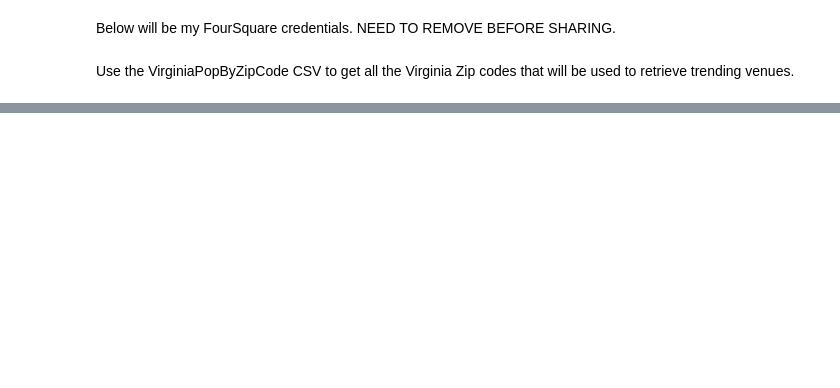
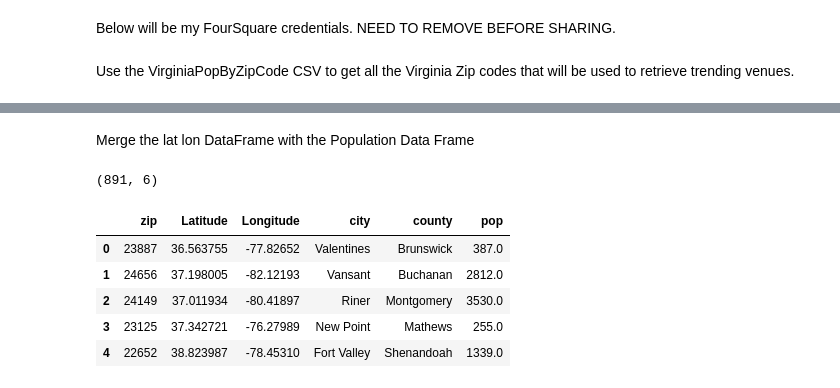
Before and after one commit to hdmcspadden/Virginia_Covid_Trending_Venues, a Jupyter notebook: GetFourSquareTrendingVenuesInVirginiaZips.ipynb, the cells around one changed output, grey strips where cells are left out. Cells and saved outputs as stored; diff of their text form; code cells hidden in the pictures; blank space fills up the shorter version.

```diff
--- a/GetFourSquareTrendingVenuesInVirginiaZips.ipynb
+++ b/GetFourSquareTrendingVenuesInVirginiaZips.ipynb
@@ -65,0 +75,4 @@ Use the VirginiaPopByZipCode CSV to get all the Virginia Zip codes that will be
+# %%
+# need to change data type for later merging
+df_ZipPop['zip'] = df_ZipPop['zip'].astype(str)
+print(df_ZipPop.dtypes)
@@ -65,0 +126,2 @@ Use the VirginiaPopByZipCode CSV to get all the Virginia Zip codes that will be
+# %% [markdown]
+Merge the lat lon DataFrame with the Population Data Frame
@@ -65,0 +130,12 @@ Use the VirginiaPopByZipCode CSV to get all the Virginia Zip codes that will be
+# %%
+df_ZipUnion.dropna(inplace=True)
+print(df_ZipUnion.shape)
+df_ZipUnion.head()
+# %% [output]
+(891, 6)
+|  | zip | Latitude | Longitude | city | county | pop |
+| 0 | 23887 | 36.563755 | -77.82652 | Valentines | Brunswick | 387.0 |
+| 1 | 24656 | 37.198005 | -82.12193 | Vansant | Buchanan | 2812.0 |
+| 2 | 24149 | 37.011934 | -80.41897 | Riner | Montgomery | 3530.0 |
+| 3 | 23125 | 37.342721 | -76.27989 | New Point | Mathews | 255.0 |
+| 4 | 22652 | 38.823987 | -78.45310 | Fort Valley | Shenandoah | 1339.0 |
```
Also changed, not shown: parts of 24 cells of this notebook, 1 other file.
